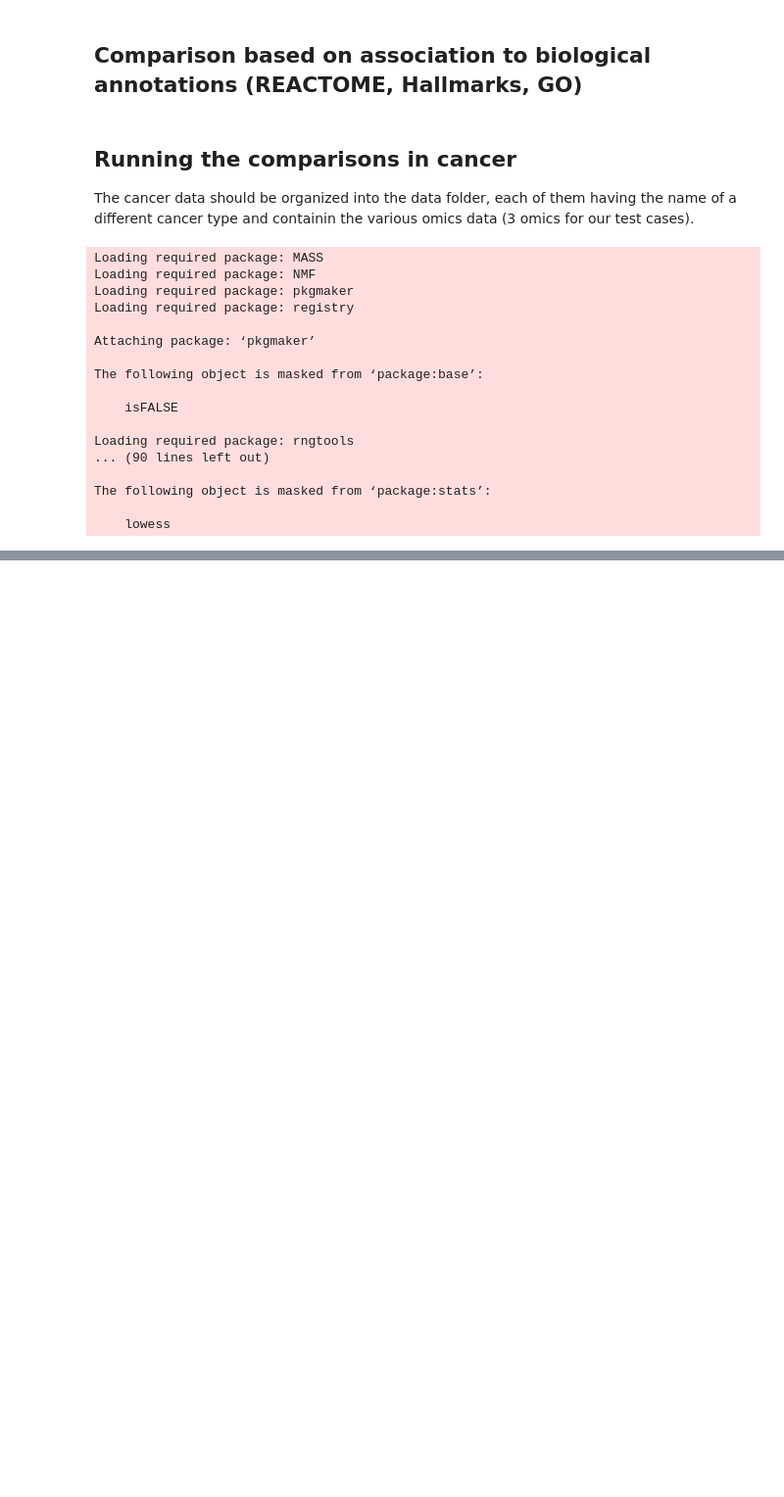
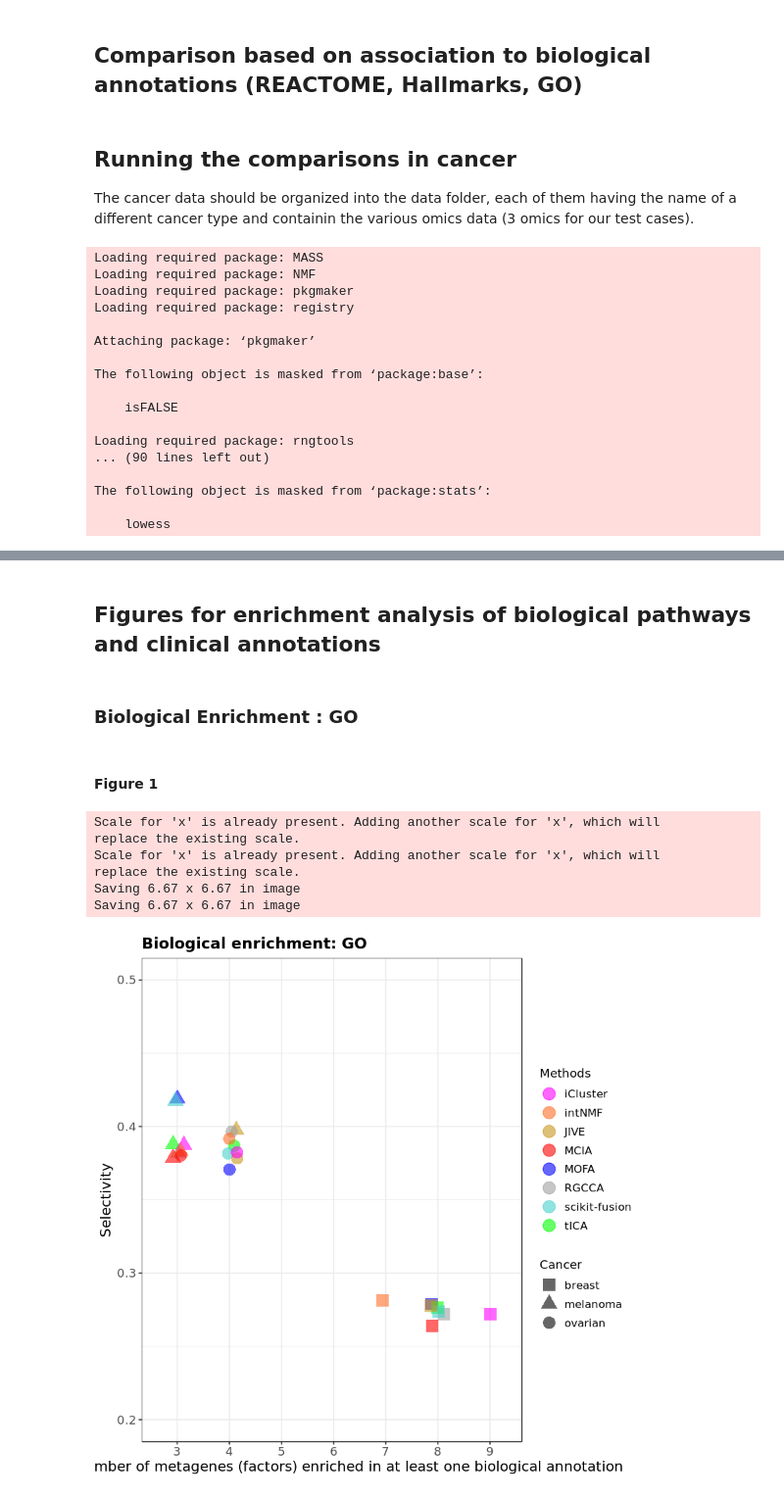
Before and after one commit to cantinilab/momix-notebook, a Jupyter notebook: scripts/Comparison in cancer .ipynb, the cells around one changed output, grey strips where cells are left out. Shown: that part at 98% size. Cells and saved outputs as stored; diff of their text form; code cells hidden in the pictures; blank space fills up the shorter version.

Commit message:
Insert code for figures.

```diff
--- a/scripts/Comparison in cancer .ipynb
+++ b/scripts/Comparison in cancer .ipynb
@@ -279,8 +279,8 @@ source("log2matrix.R")
 # List downloaded cancer data.
 # Folder structure should be organized as discussed above.
 # Exclude first result as it's the parent folder
-cancers <- list.dirs(path = "../data/cancer", full.names = TRUE, recursive = TRUE)[-1][1]
-cancer_names <- list.dirs(path = "../data/cancer", full.names = FALSE, recursive = TRUE)[-1][1]
+cancers <- list.dirs(path = "../data/cancer", full.names = TRUE, recursive = TRUE)[-1]
+cancer_names <- list.dirs(path = "../data/cancer", full.names = FALSE, recursive = TRUE)[-1]
 
 # Annotation databases used for biological enrichment
 path.database <- "../data/bio_annotations/c2.cp.reactome.v6.2.symbols.gmt" #REACTOME
@@ -344,8 +344,8 @@ for(i in cancers){
 
     # Perform factorisation
     print("Running factorisation...")
-#    out <- runfactorization(i, c("log_exp","methy","log_mirna"), num.factors, sep=" ", filtering="sd")
-load("../drive_docs/aml.RData")
+    out <- runfactorization(i, c("log_exp","methy","log_mirna"), num.factors, sep=" ", filtering="sd")
+#load("../drive_docs/aml.RData")
 
     # Survival analysis
     print("Running survival analysis...")
@@ -407,0 +406,2 @@ write.table(as.data.frame(bio_num.enriched), paste0(results_folder, "number_enri
+# %% [markdown]
+## Figures for enrichment analysis of biological pathways and clinical annotations
@@ -407,0 +410,38 @@ write.table(as.data.frame(bio_num.enriched), paste0(results_folder, "number_enri
+# %% [markdown]
+### Biological Enrichment : GO
+# %%
+go_pathway <- readRDS("../drive_docs/GO_pathways.rds")
+# %% [markdown]
+#### Figure 1
+# %%
+# BioEnr_go_fig1
+go_dta <- go_pathway[go_pathway$cancer=="breast"| go_pathway$cancer=="ovarian"|go_pathway$cancer=="melanoma",];
+#tiff("BioEnr_go_fig1.tiff", units="in", width=8.95, height=6.05, res=300)
+g <- ggplot(go_dta,
+          aes(x=nonZeroFacs,y=selectivity))+ geom_point(aes(colour = methods, shape = cancer),size=5,
+                                                        alpha=.6,position=position_jitter(h=0, w=0.15))+ theme_bw() + scale_shape_manual(values=c(15,17,16))+
+  scale_color_manual(values=c('#FF00FF','#FF6E28', '#C8961E', '#FF0000','#0000FF','#A0A0A0','#48D1CC','#00FF00'))+
+  ylim(floor(min((go_dta[,"selectivity"]*10)-.4))/10,ceiling(max((go_dta[,"selectivity"]*10)+.2))/10)+
+  labs(title="Biological enrichment: GO ", x=" The number of metagenes (factors) enriched in at least one biological annotation")+
+  theme(plot.title = element_text(size=14,face="bold"),axis.text = element_text(size=11),axis.title = element_text(size=13),legend.text=element_text(size=10))+
+  ylab("Selectivity")+labs(colour = "Methods",shape="Cancer")+
+  guides(color = guide_legend(order = 1),shape = guide_legend(order = 2),size = guide_legend(order = 3));
+
+min_nonZero = min(go_pathway[go_pathway$cancer=="breast"| go_pathway$cancer=="ovarian"|go_pathway$cancer=="melanoma","nonZeroFacs"])
+max_nonZero = max(go_pathway[go_pathway$cancer=="breast"| go_pathway$cancer=="ovarian"|go_pathway$cancer=="melanoma","nonZeroFacs"])
+g <- g + scale_x_discrete()
+g <- g + scale_x_discrete(limits=min_nonZero :max_nonZero)
+g <- g + scale_x_discrete(limits=min_nonZero :max_nonZero, labels = c(min_nonZero :max_nonZero));
+g
+#dev.off()
+
+ggsave("BioEnr_go_fig1.pdf",dpi=300)
+ggsave("BioEnr_go_fig1.png",dpi=300)
+# %% [output]
+Scale for 'x' is already present. Adding another scale for 'x', which will
+replace the existing scale.
+Scale for 'x' is already present. Adding another scale for 'x', which will
+replace the existing scale.
+Saving 6.67 x 6.67 in image
+Saving 6.67 x 6.67 in image
+[figure, added]
```
Also changed, not shown: parts of 39 cells of this notebook.
